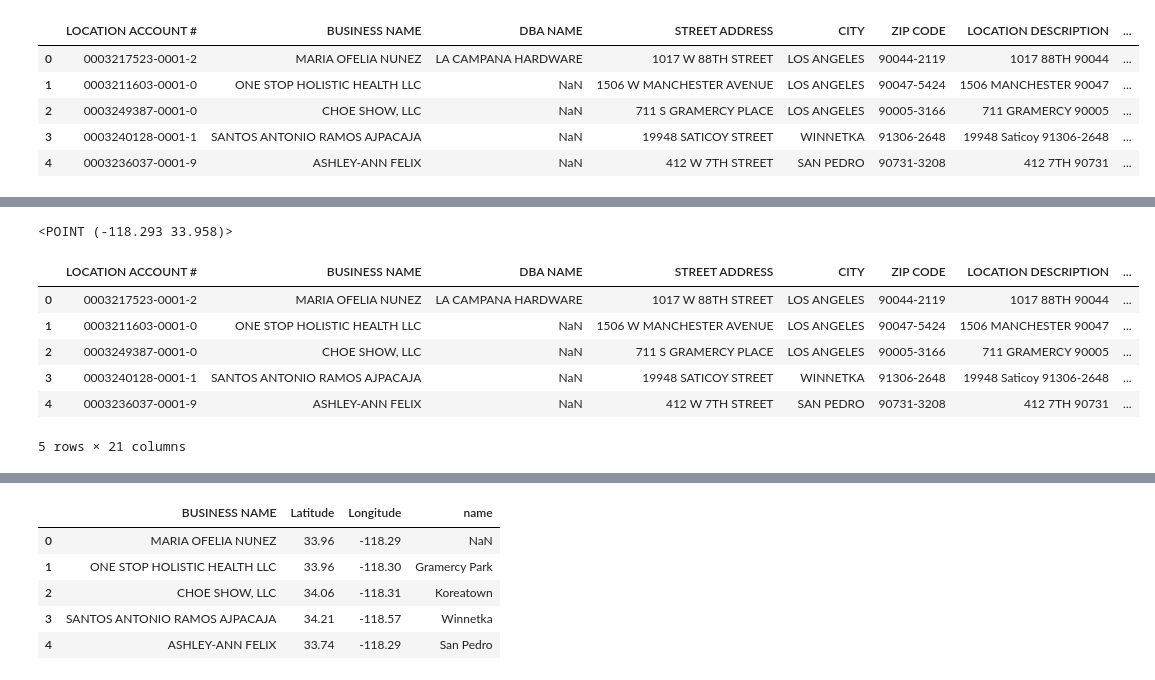
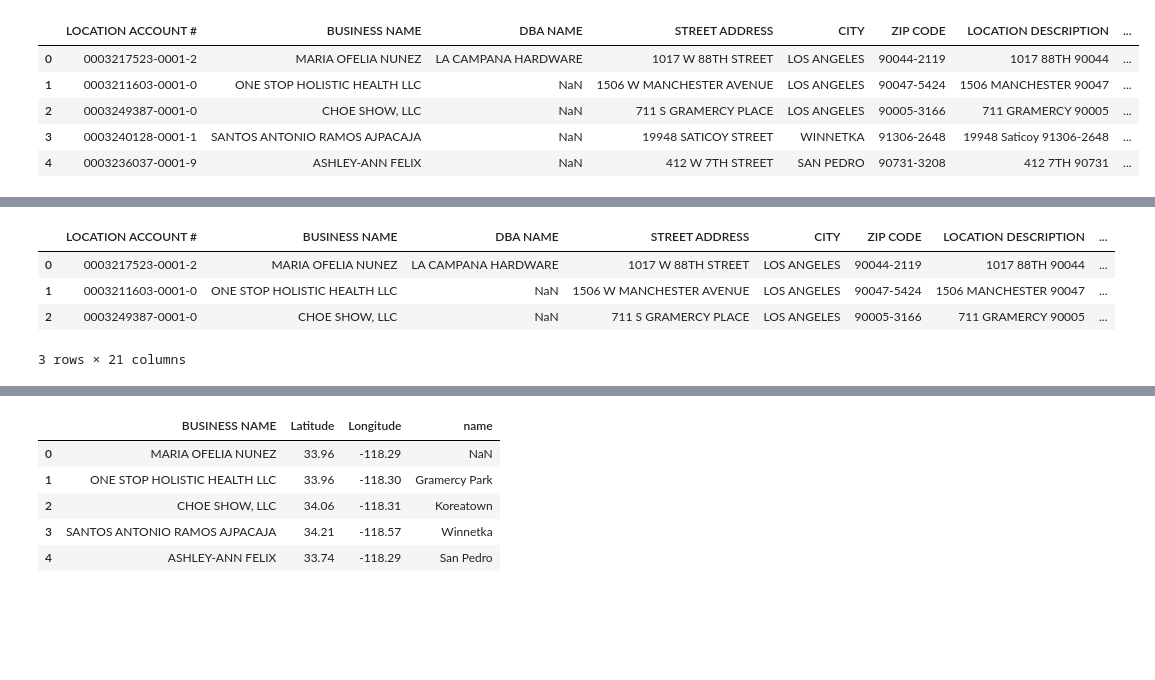
Before and after one commit to JavierFigueroa21/DataScience_KPI_Project, a Jupyter notebook: negocios_fase1.ipynb, the cells around one changed output, grey strips where cells are left out. Cells and saved outputs as stored; diff of their text form; code cells hidden in the pictures; blank space fills up the shorter version.

```diff
--- a/negocios_fase1.ipynb
+++ b/negocios_fase1.ipynb
@@ -166,4 +129,0 @@ gdf_neigh.head()
-# %%
-gdf_business.loc[0,"geometry"] - neighborhoods.loc[0, 'geometry']
-# %% [output]
-<POINT (-118.293 33.958)>
@@ -177,12 +137,10 @@ gdf_joined = gpd.sjoin(
     predicate='within'
 )
 # %%
-gdf_joined.head()
+gdf_joined.head(3)
 # %% [output]
 |  | LOCATION ACCOUNT # | BUSINESS NAME | DBA NAME | STREET ADDRESS | CITY | ZIP CODE | LOCATION DESCRIPTION | ... |
 | 0 | 0003217523-0001-2 | MARIA OFELIA NUNEZ | LA CAMPANA HARDWARE | 1017 W 88TH STREET | LOS ANGELES | 90044-2119 | 1017 88TH 90044 | ... |
 | 1 | 0003211603-0001-0 | ONE STOP HOLISTIC HEALTH LLC | NaN | 1506 W MANCHESTER AVENUE | LOS ANGELES | 90047-5424 | 1506 MANCHESTER 90047 | ... |
 | 2 | 0003249387-0001-0 | CHOE SHOW, LLC | NaN | 711 S GRAMERCY PLACE | LOS ANGELES | 90005-3166 | 711 GRAMERCY 90005 | ... |
-| 3 | 0003240128-0001-1 | SANTOS ANTONIO RAMOS AJPACAJA | NaN | 19948 SATICOY STREET | WINNETKA | 91306-2648 | 19948 Saticoy 91306-2648 | ... |
-| 4 | 0003236037-0001-9 | ASHLEY-ANN FELIX | NaN | 412 W 7TH STREET | SAN PEDRO | 90731-3208 | 412 7TH 90731 | ... |
-5 rows × 21 columns
+3 rows × 21 columns
```
Also changed, not shown: parts of 29 cells of this notebook.
